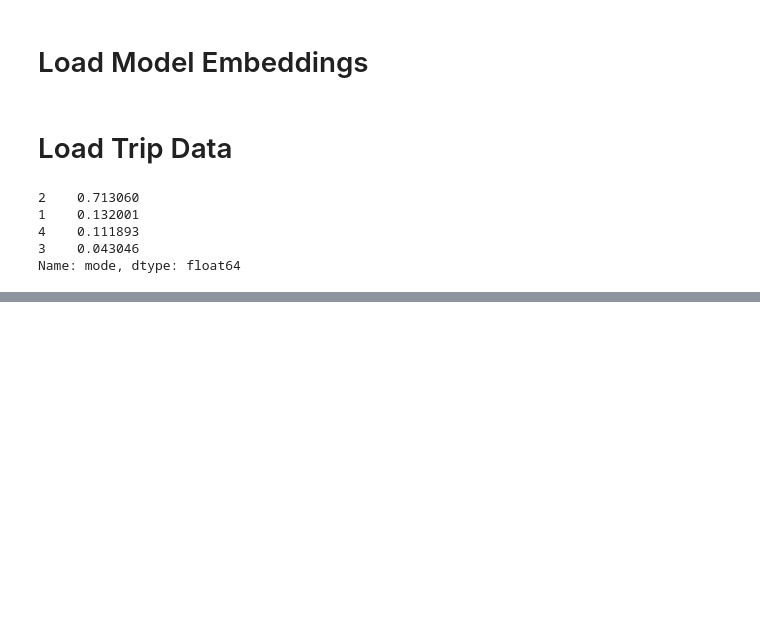
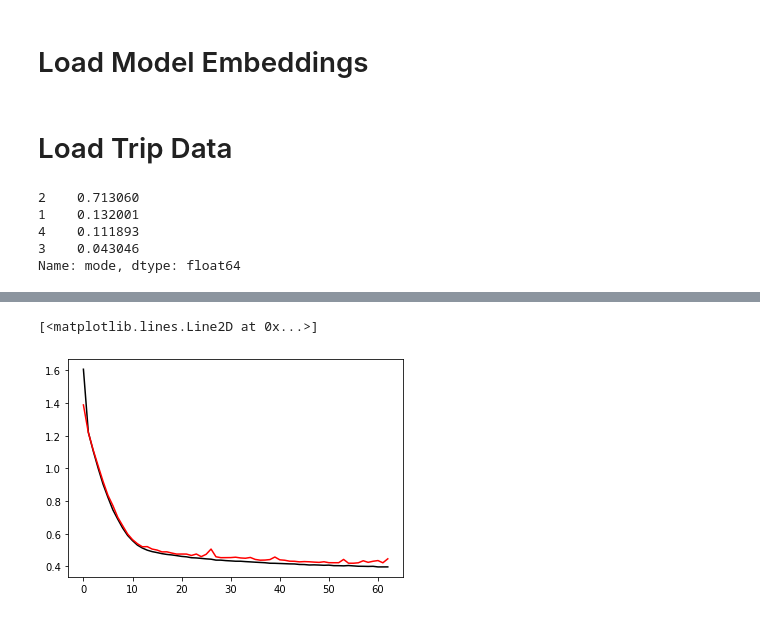
Before and after one commit to sunnyqywang/demand_image, a Jupyter notebook: DcComp_4_Trip+SAE.ipynb, the cells around one changed output, grey strips where cells are left out. Drawn from its saved outputs; the diff is of its cells as text; code cells hidden in the pictures; blank space fills up the shorter version.

```diff
--- a/DcComp_4_Trip+SAE.ipynb
+++ b/DcComp_4_Trip+SAE.ipynb
@@ -148,16 +129,24 @@ lr_list = [3e-6,5e-6,1e-5]
 # %%
+wd_list = [10, 1]#[1e-3, 1e-2, 1e-1, 1e-5, 1e-4]
+lr_list = [1e-5]
+
 loss_fn = nn.CrossEntropyLoss(reduction='mean')
+
+
 
 for (lr, wd) in itertools.product(lr_list, wd_list):
 
+    converged = 0
+
     model = mnl.MNL2(n_alts=n_alts, dim_embed=x_embed.shape[-1], dim_demo=dim_trip)
     optimizer = torch.optim.Adam([{'params': model.mnl_embedding.parameters(), 'weight_decay': wd},
-                                  {'params': model.mnl_demo.parameters(), 'weight_decay': wd/500}], lr=lr)
-
+                                  {'params': model.mnl_demo.parameters(), 'weight_decay': 0}], lr=lr)
 
     ref1 = 0
     ref2 = 0
-    converged = 0
+
+    train_loss_list = []
+    test_loss_list = []
 
     for epoch in range(1500):
         loss_ = 0
@@ -178,8 +167,7 @@ for (lr, wd) in itertools.product(lr_list, wd_list):
             loss.backward()
             optimizer.step()
 
-
-        if epoch % 3 == 0:
+        if epoch % 5 == 0:
             loss_ /= len(trainset)
             train_acc = correct/len(trainset)
             print(f"[epoch: {epoch:>3d}] Train loss: {loss_:.4f} accuracy: {train_acc:.3f}")
@@ -196,14 +184,17 @@ for (lr, wd) in itertools.product(lr_list, wd_list):
             test_acc = correct/len(testset)
             print(f"[epoch: {epoch:>3d}] Test loss: {test_loss_:.4f} accuracy: {test_acc:.3f}")
 
+            train_loss_list.append(loss_)
+            test_loss_list.append(test_loss_)
+
             if epoch > 15:
                 if (np.abs(loss_ - ref1)/ref1<0.001) & (np.abs(loss_ - ref2)/ref2<0.001):
                     print("Early stopping at epoch", epoch)
                     converged = 1
                     break
-                if (ref1 < loss_) & (ref1 < ref2):
-                    print("Diverging. stop.")
-                    break
+#                 if (ref1 < loss_) & (ref1 < ref2):
+#                     print("Diverging. stop.")
+#                     break
                 if loss_ < best:
                     best = loss_
                     best_test = test_loss_
@@ -220,8 +211,10 @@ for (lr, wd) in itertools.product(lr_list, wd_list):
             ref2 = ref1
             ref1 = loss_
 
-    with open(out_dir+"SAE_D.csv", "a") as f:
-        f.write("%.1E,%.1E,%.1E,%s,%s,%d,%.4f,%.4f,%.4f,%.4f,%d\n" % \
-            ((weight, lr, wd)+(model_run_date, "MNL2",
+    loss_dict[(lr,wd)] = {'train_loss':train_loss_list, 'test_loss':test_loss_list}
+
+    with open(out_dir+"AllModels_D.csv", "a") as f:
+        f.write("%d,%.1E,%.1E,%s,%s,%d,%.4f,%.4f,%.4f,%.4f,%d\n" % \
+            ((4, lr, wd)+("2023-06-30T01-32-58_sae_3_0.9_ep88", "MNL2",
              best_epoch, best, best_test, best_train_acc, best_test_acc, converged)))
 # %% [output]
@@ -245,3 +240,13 @@ Diverging. stop.
+# %%
+lr = 0.00001
+wd = 1e-1
+
+plt.plot(loss_dict[(lr, wd)]['train_loss'], c='black')
+plt.plot(loss_dict[(lr, wd)]['test_loss'], c='red')
+# plt.ylim([0,0.2])
+# %% [output]
+[<matplotlib.lines.Line2D at 0x...>]
+[figure, added]
 # %%
 import matplotlib.pyplot as plt
 import torch.nn.functional as F
```
Also changed, not shown: parts of 16 cells of this notebook, 32 other files.
